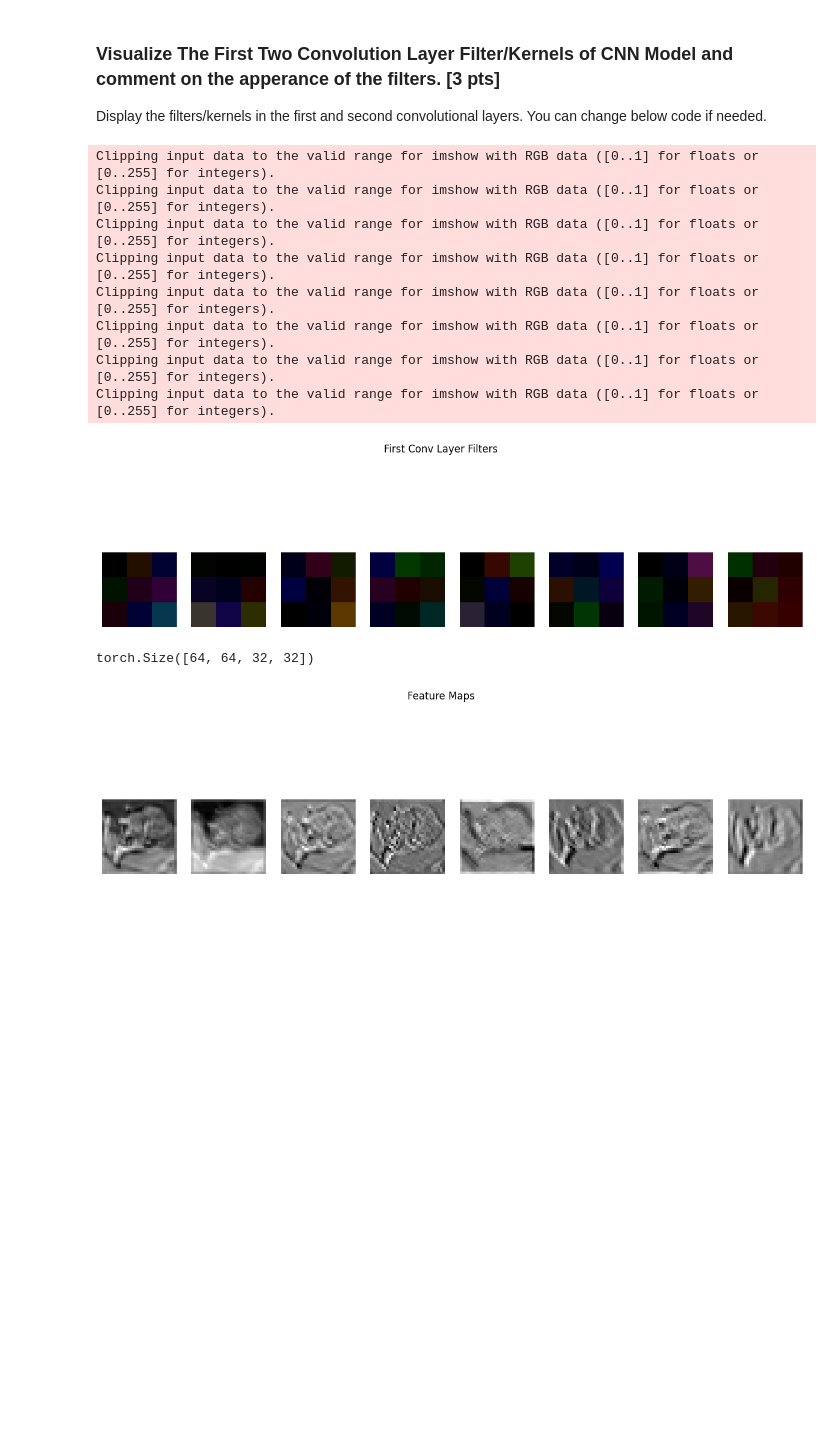
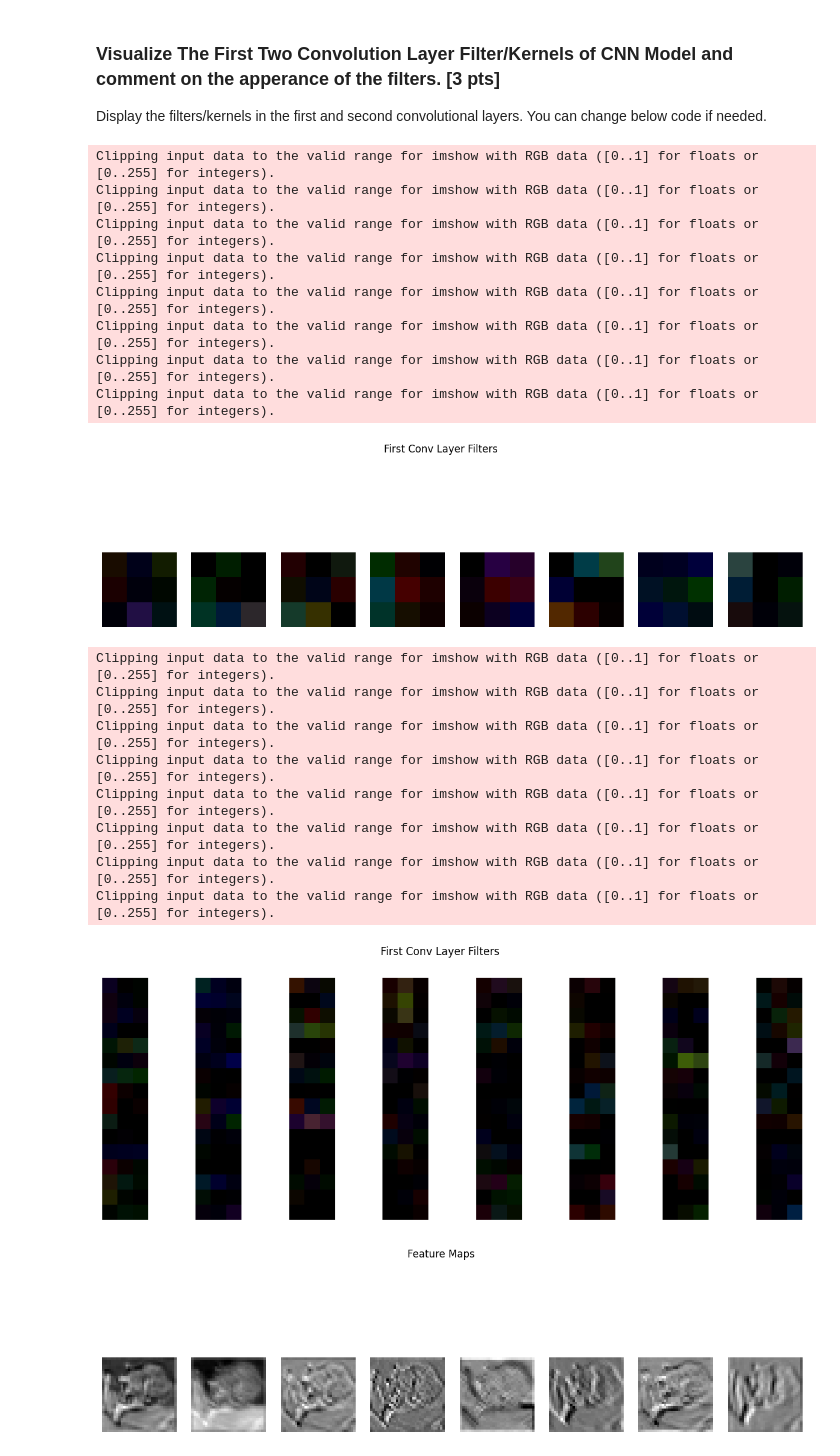
Before and after one commit to SeyyidOS/BGL561E-HW2, a Jupyter notebook: Hw2.ipynb, the cells around one changed output. Drawn from its saved outputs; the diff is of its cells as text; code cells hidden in the pictures; blank space fills up the shorter version.

```diff
--- a/Hw2.ipynb
+++ b/Hw2.ipynb
@@ -786,15 +768,14 @@ combine_dataframes(val_data, "validation")
 | 29 | 15 | tensor(0.8350, device='cuda:0') | 88.48 | customResNet |
 # %%
 import pickle
-# Load models
+
+train_loader, test_loader = fetch_dataloader()
+
 with open("./outputs/customResNet.pkl", "rb") as file:
-    if torch.cuda.is_available():
-        print("Loading model to GPU")
-        loaded_model = pickle.load(file)
-    else:
-        print("Loading model to CPU")
-        loaded_model = pickle.load(file)
+    custom_resnet_model = pickle.load(file)
+with open("./outputs/CNN.pkl", "rb") as file:
+    cnn_model = pickle.load(file)
 
-accuracy, _ = evalf(loaded_model, test_loader, 0, device=device)
+accuracy, _ = evalf(cnn_model, test_loader, 0, device="cuda" if torch.cuda.is_available() else "cpu")
 accuracy
 # %% [output]
@@ -804,37 +786,38 @@ RuntimeError: Attempting to deserialize object on a CUDA device but torch.cuda.i
 ### Visualize The First Two Convolution Layer Filter/Kernels of CNN Model and comment on the apperance of the filters.  [3 pts]
 Display the filters/kernels in the first and second convolutional layers. You can change below code if needed.
 # %%
-# visualize the first two conv layer outputs, filter an example image with first conv filters
-# Code here
 def visualize_filters(filters, num_filters=8):
     """
     Visualizes the first few filters of a convolutional layer.
     """
     filters = filters.detach().cpu()
     fig, axes = plt.subplots(1, num_filters, figsize=(15, 5))
     for i, ax in enumerate(axes):
         if i >= filters.size(0): break
         ax.imshow(filters[i].squeeze(), cmap='gray')
         ax.axis('off')
     plt.suptitle("First Conv Layer Filters")
     plt.show()
 
-# Visualize the filters of the first convolutional layer
-visualize_filters(loaded_model.conv1.weight, num_filters=8)
-
-# Code here
+visualize_filters(cnn_model.conv1.weight, num_filters=8)
+visualize_filters(cnn_model.conv2.weight, num_filters=8)
 # %% [output]
 Clipping input data to the valid range for imshow with RGB data ([0..1] for floats or [0..255] for integers).
 Clipping input data to the valid range for imshow with RGB data ([0..1] for floats or [0..255] for integers).
 Clipping input data to the valid range for imshow with RGB data ([0..1] for floats or [0..255] for integers).
 Clipping input data to the valid range for imshow with RGB data ([0..1] for floats or [0..255] for integers).
 Clipping input data to the valid range for imshow with RGB data ([0..1] for floats or [0..255] for integers).
 Clipping input data to the valid range for imshow with RGB data ([0..1] for floats or [0..255] for integers).
 Clipping input data to the valid range for imshow with RGB data ([0..1] for floats or [0..255] for integers).
 Clipping input data to the valid range for imshow with RGB data ([0..1] for floats or [0..255] for integers).
-[figure, old version]
+[figure, new version]
+Clipping input data to the valid range for imshow with RGB data ([0..1] for floats or [0..255] for integers).
+Clipping input data to the valid range for imshow with RGB data ([0..1] for floats or [0..255] for integers).
+Clipping input data to the valid range for imshow with RGB data ([0..1] for floats or [0..255] for integers).
+Clipping input data to the valid range for imshow with RGB data ([0..1] for floats or [0..255] for integers).
+Clipping input data to the valid range for imshow with RGB data ([0..1] for floats or [0..255] for integers).
+Clipping input data to the valid range for imshow with RGB data ([0..1] for floats or [0..255] for integers).
+Clipping input data to the valid range for imshow with RGB data ([0..1] for floats or [0..255] for integers).
+Clipping input data to the valid range for imshow with RGB data ([0..1] for floats or [0..255] for integers).
+[figure, added]
-# %%
-conv1_output.squeeze().detach().cpu().shape
-# %% [output]
-torch.Size([64, 64, 32, 32])
 # %%
```
Also changed, not shown: parts of 17 cells of this notebook.
